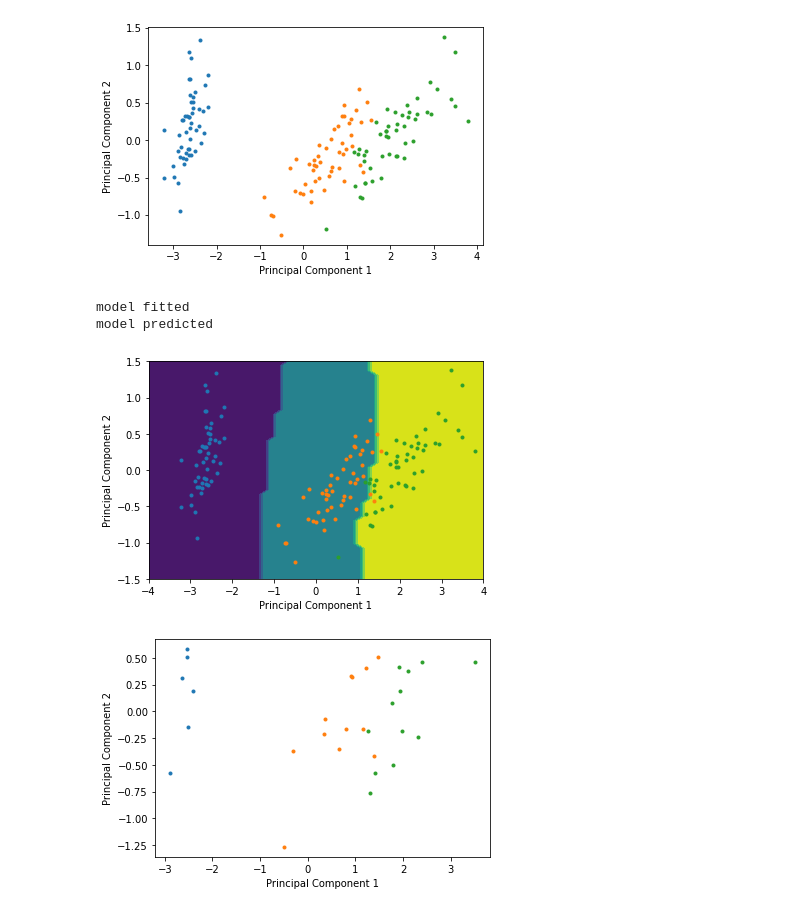
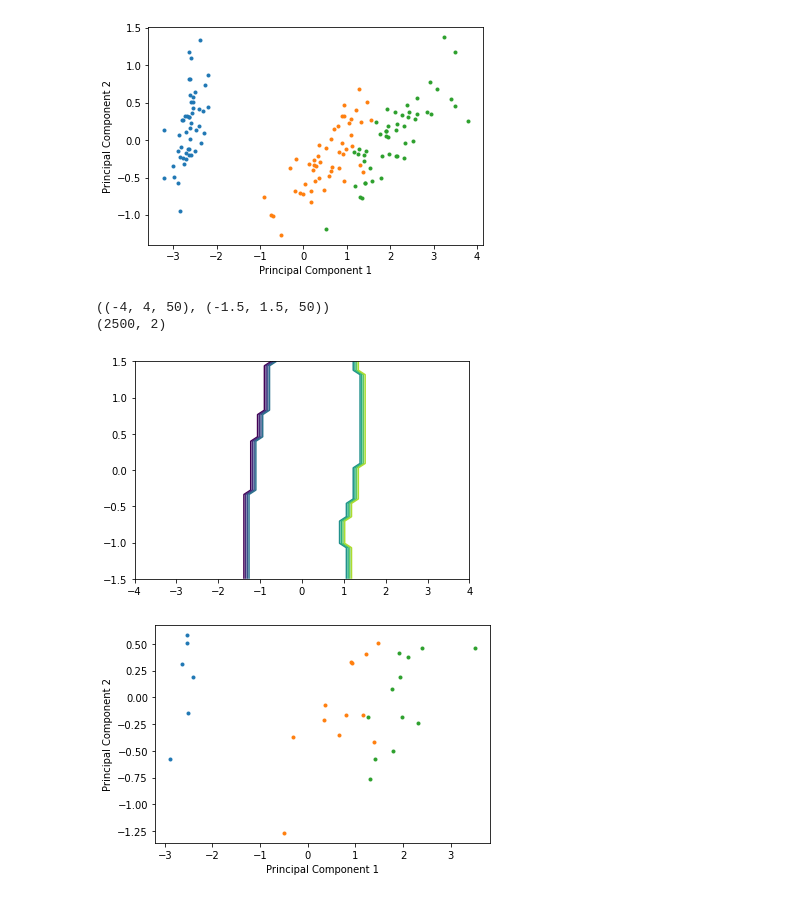
Before and after one commit to namiyousef/MLFirstPrinciples, a Jupyter notebook: Classification/kNN.ipynb, the cells around one changed output. Drawn from its saved outputs; the diff is of its cells as text; code cells hidden in the pictures.

Commit message:
made modifications to automate contour plot process

```diff
--- a/Classification/kNN.ipynb
+++ b/Classification/kNN.ipynb
@@ -44,16 +46,25 @@ class kNN:
 - make sure to use the log(nsamples) to estimate which k to use
 - add stuff about evaluating the algorithm, error, cross validation, plot of the voronoi cells ?
 # %%
+# relevant modules
+
 from sklearn.datasets import load_iris
 from sklearn.model_selection import train_test_split
 from sklearn.decomposition import PCA
 import matplotlib.pyplot as plt
 import numpy as np
 
-
+# util functions
 def plot_classes(X, y):
     for i in np.unique(y):
         plt.plot(X[y == i, 0], X[y == i, 1], '.')
     plt.xlabel('Principal Component 1')
     plt.ylabel('Principal Component 2')
+
+def plot_contour(X, y, fitted_model, *xlim):
+    xlim = [np.linspace(*xlim_) if isinstance(xlim_, tuple) else np.linspace(min(xlim_), max(xlim_), len(xlim_)) for xlim_ in xlim]
+    X_grid = [grid.reshape(-1,1) for grid in np.meshgrid(*xlim)]
+    X_grid = np.concatenate(tuple(X_grid), axis = 1)
+    y_pred = np.array(fitted_model.predict(X_grid))
+    plt.contour(*xlim, y_pred.reshape(*[len(xlim_) for xlim_ in xlim]))
 # %%
@@ -67,25 +80,32 @@ X_train, X_test, y_train, y_test = train_test_split(X,y, test_size = 0.2)
 # %% [output]
 [figure]
 # %%
+"""
 x1_ = np.linspace(-4,4, 50)
 x2_ = np.linspace(-1.5, 1.5, 50)
 x1, x2 = np.meshgrid(x1_, x2_)
 x1 = x1.reshape(-1,1)
 x2 = x2.reshape(-1,1)
 X_grid = np.concatenate((x1, x2), axis = 1)
 
 model = kNN(30, euclidean_dist)
 
 model.fit(X, y)
 print('model fitted')
 y_pred = np.array(model.predict(X_grid))
 print('model predicted')
 plt.contourf(x1_, x2_, y_pred.reshape(-50,50))
-plot_classes(X, y)
+plot_classes(X, y)"""
+
+model = kNN(30, euclidean_dist)
+
+model.fit(X, y)
+
+plot_contour(X, y, model, (-4,4, 50), (-1.5, 1.5, 50))
 # %% [output]
-model fitted
-model predicted
+((-4, 4, 50), (-1.5, 1.5, 50))
+(2500, 2)
-[figure, old version]
+[figure, new version]
 # %%
 model = kNN(1, euclidean_dist)
 model.fit(X_train, y_train)
```
Also changed, not shown: parts of 4 cells of this notebook.
